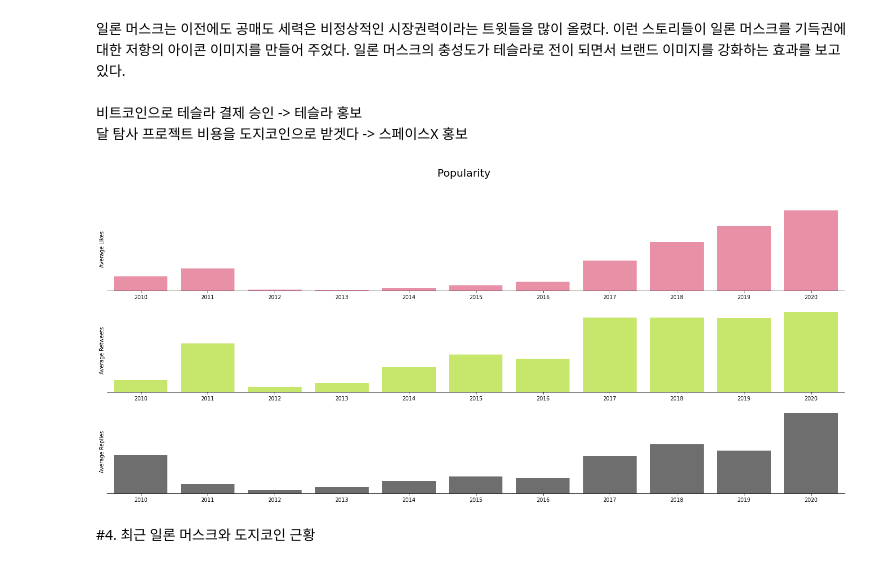
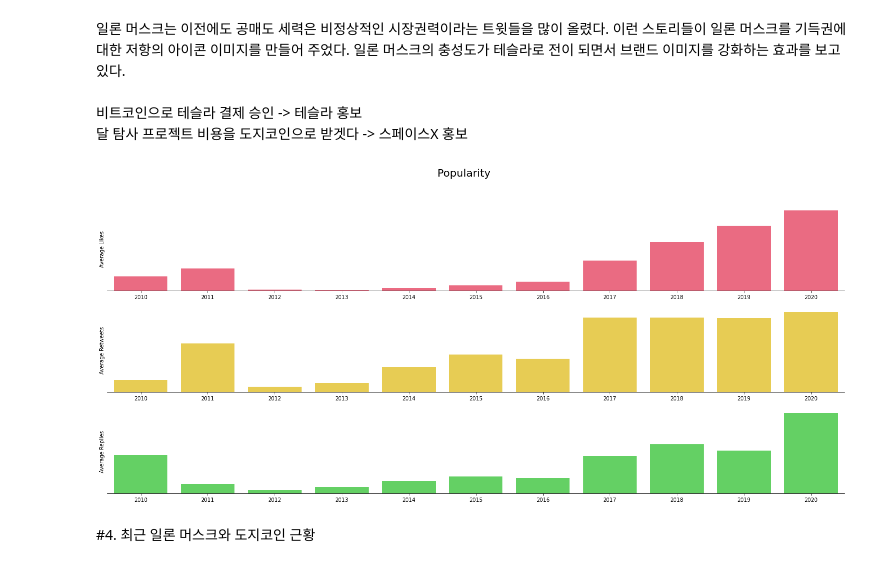
Before and after one commit to seungchanLLee/DAP__, a Jupyter notebook: Final_Project.ipynb, the cells around one changed output. Cells and saved outputs as stored; diff of their text form; code cells hidden in the pictures.

```diff
--- a/Final_Project.ipynb
+++ b/Final_Project.ipynb
@@ -165,31 +154,32 @@ plt.ylabel('GFDEBTN', size=20);
 비트코인으로 테슬라 결제 승인 -> 테슬라 홍보<br>
 달 탐사 프로젝트 비용을 도지코인으로 받겟다 -> 스페이스X 홍보
 # %%
-# Get Popularity Information
 popularity = ["likes_count", "retweets_count", "replies_count"]
 popularity_df = tweets[tweets["year"]!="2021"].groupby("year").agg({popularity[0] : 'sum',
                                                                     popularity[1] : 'sum',
                                                                     popularity[2] : 'sum',
                                                                     'tweet' : 'count'}).reset_index()
+
 popularity_df["likes_count"] = popularity_df["likes_count"]/popularity_df["tweet"]
 popularity_df["retweets_count"] = popularity_df["retweets_count"]/popularity_df["tweet"]
 popularity_df["replies_count"] = popularity_df["replies_count"]/popularity_df["tweet"]
 
 
 fig, (ax1, ax2, ax3) = plt.subplots(3, figsize=(25, 10))
 axs = [ax1, ax2, ax3]
 plt.suptitle("Popularity", size=20)
-sns.barplot(data=popularity_df, x="year", y="likes_count", lw=5, color="#F7819F", ax=ax1)
-sns.barplot(data=popularity_df, x="year", y="retweets_count", lw=5, color="#D0FA58", ax=ax2)
-sns.barplot(data=popularity_df, x="year", y="replies_count", lw=5, color="#6E6E6E", ax=ax3)
+sns.barplot(data=popularity_df, x="year", y="likes_count", lw=5, color="#FF5675", ax=ax1)
+sns.barplot(data=popularity_df, x="year", y="retweets_count", lw=5, color="#FFDC3C", ax=ax2)
+sns.barplot(data=popularity_df, x="year", y="replies_count", lw=5, color="#52E252", ax=ax3)
+
 names = ["Average Likes", "Average Retweets", "Average Replies"]
+
 for ax, n in zip(axs, names):
     ax.set_xlabel("", size=10)
     ax.set_ylabel(n, size=10)
     ax.get_yaxis().set_ticks([])
-#     ax.title.set_text(n)
 sns.despine(left=True);
 # %% [output]
-[figure, old version]
+[figure, new version]
 # %% [markdown]
 #4. 최근 일론 머스크와 도지코인 근황
```
Also changed, not shown: parts of 19 cells of this notebook.
